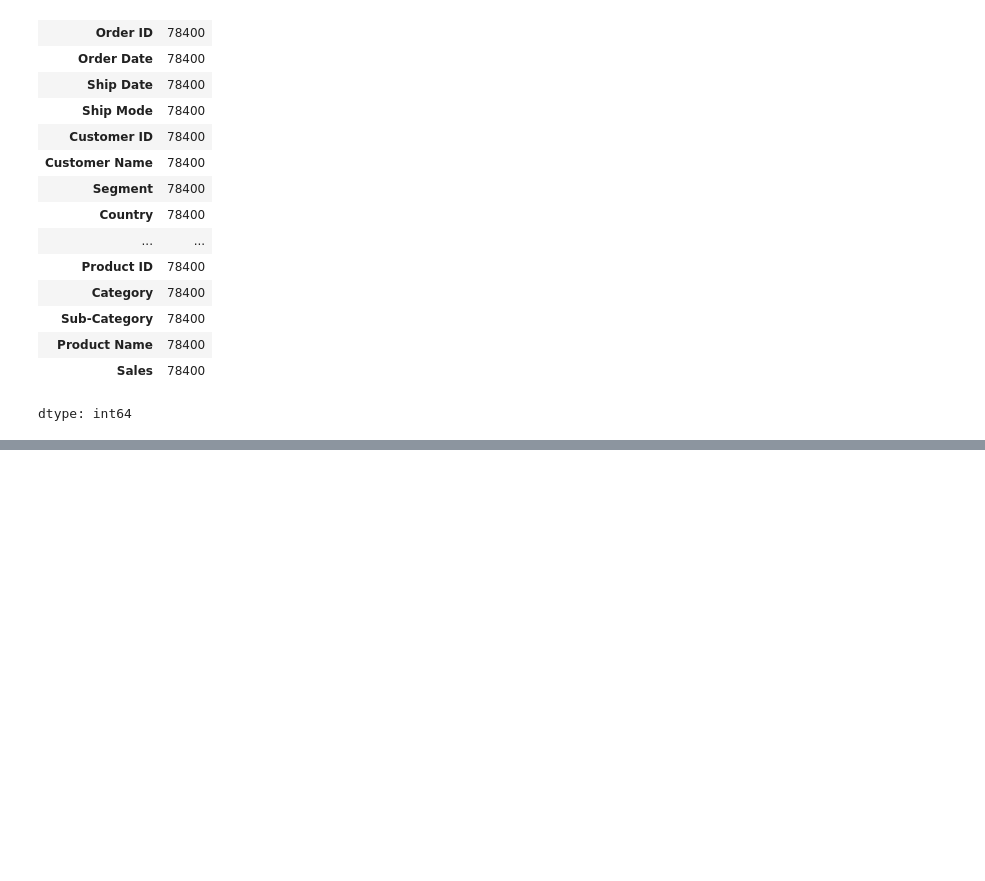
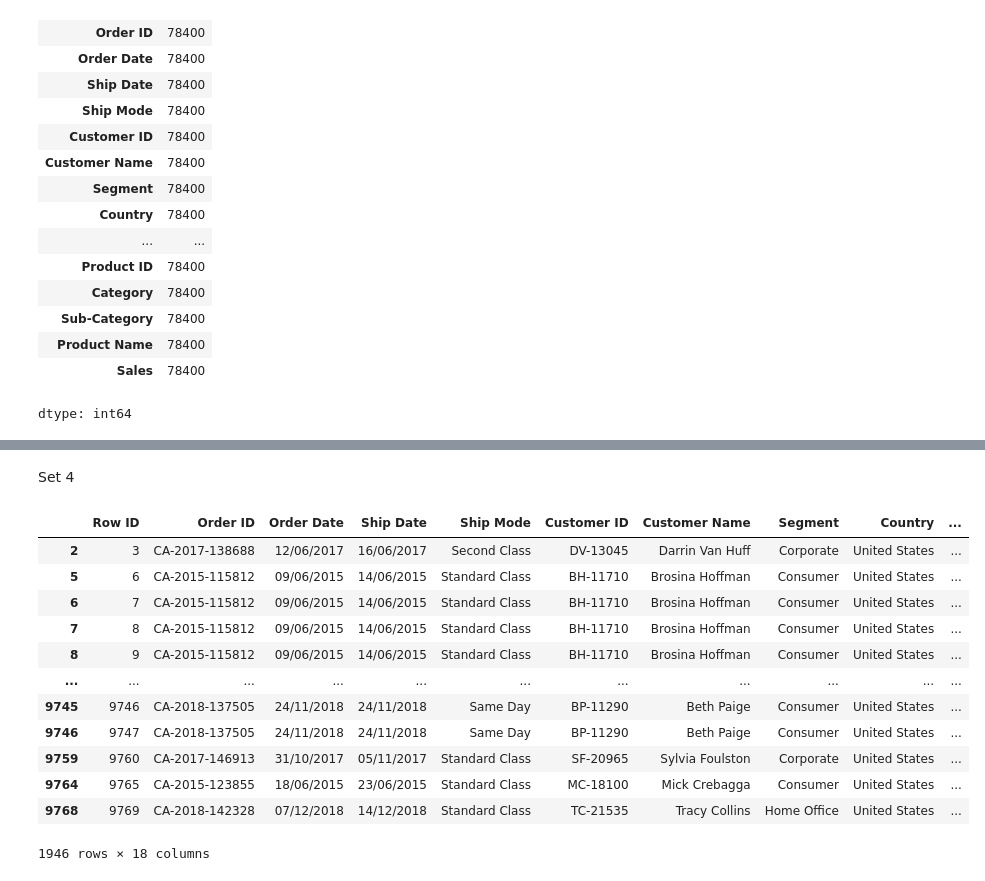
Before and after one commit to ranjanvrma/retail-sales-analytics, a Jupyter notebook: notebooks/01_data_understanding.ipynb, the cells around one changed output, grey strips where cells are left out. Saved outputs shown, nothing was run; the diff lists cells and outputs as text; code cells hidden in the pictures; blank space fills up the shorter version.

```diff
--- a/notebooks/01_data_understanding.ipynb
+++ b/notebooks/01_data_understanding.ipynb
@@ -100,0 +311,19 @@ dtype: int64
+# %% [markdown]
+Set 4
+# %%
+# Show all rows where: State == 'California'
+df[df['State'] == 'California']
+# %% [output]
+|  | Row ID | Order ID | Order Date | Ship Date | Ship Mode | Customer ID | Customer Name | Segment | Country | ... |
+| 2 | 3 | CA-2017-138688 | 12/06/2017 | 16/06/2017 | Second Class | DV-13045 | Darrin Van Huff | Corporate | United States | ... |
+| 5 | 6 | CA-2015-115812 | 09/06/2015 | 14/06/2015 | Standard Class | BH-11710 | Brosina Hoffman | Consumer | United States | ... |
+| 6 | 7 | CA-2015-115812 | 09/06/2015 | 14/06/2015 | Standard Class | BH-11710 | Brosina Hoffman | Consumer | United States | ... |
+| 7 | 8 | CA-2015-115812 | 09/06/2015 | 14/06/2015 | Standard Class | BH-11710 | Brosina Hoffman | Consumer | United States | ... |
+| 8 | 9 | CA-2015-115812 | 09/06/2015 | 14/06/2015 | Standard Class | BH-11710 | Brosina Hoffman | Consumer | United States | ... |
+| ... | ... | ... | ... | ... | ... | ... | ... | ... | ... | ... |
+| 9745 | 9746 | CA-2018-137505 | 24/11/2018 | 24/11/2018 | Same Day | BP-11290 | Beth Paige | Consumer | United States | ... |
+| 9746 | 9747 | CA-2018-137505 | 24/11/2018 | 24/11/2018 | Same Day | BP-11290 | Beth Paige | Consumer | United States | ... |
+| 9759 | 9760 | CA-2017-146913 | 31/10/2017 | 05/11/2017 | Standard Class | SF-20965 | Sylvia Foulston | Corporate | United States | ... |
+| 9764 | 9765 | CA-2015-123855 | 18/06/2015 | 23/06/2015 | Standard Class | MC-18100 | Mick Crebagga | Consumer | United States | ... |
+| 9768 | 9769 | CA-2018-142328 | 07/12/2018 | 14/12/2018 | Standard Class | TC-21535 | Tracy Collins | Home Office | United States | ... |
+1946 rows × 18 columns
```
Also changed, not shown: parts of 29 cells of this notebook.
